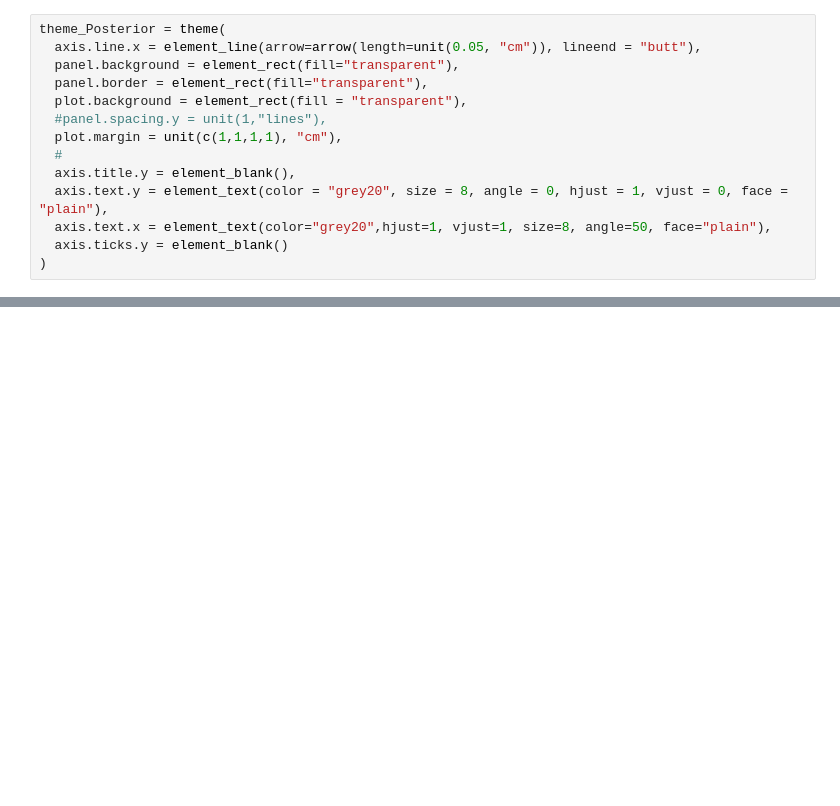
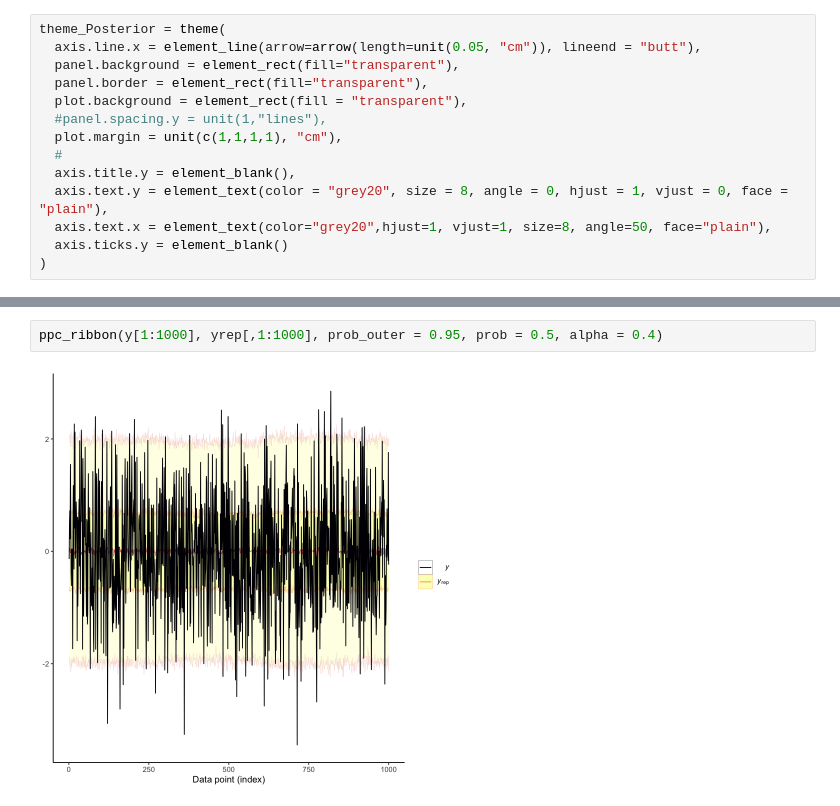
Before and after one commit to hublun/Stan, a Jupyter notebook: Factorization/Factor_Analysis.ipynb, the cells around one changed output, grey strips where cells are left out. Drawn from its saved outputs; the diff is of its cells as text; blank space fills up the shorter version.

```diff
--- a/Factorization/Factor_Analysis.ipynb
+++ b/Factorization/Factor_Analysis.ipynb
@@ -199,0 +237,4 @@ outer_level: 0.95 (95% intervals)
+# %%
+ppc_ribbon(y[1:1000], yrep[,1:1000], prob_outer = 0.95, prob = 0.5, alpha = 0.4)
+# %% [output]
+[figure, added]
```
Also changed, not shown: parts of 11 cells of this notebook, 2 other files.
